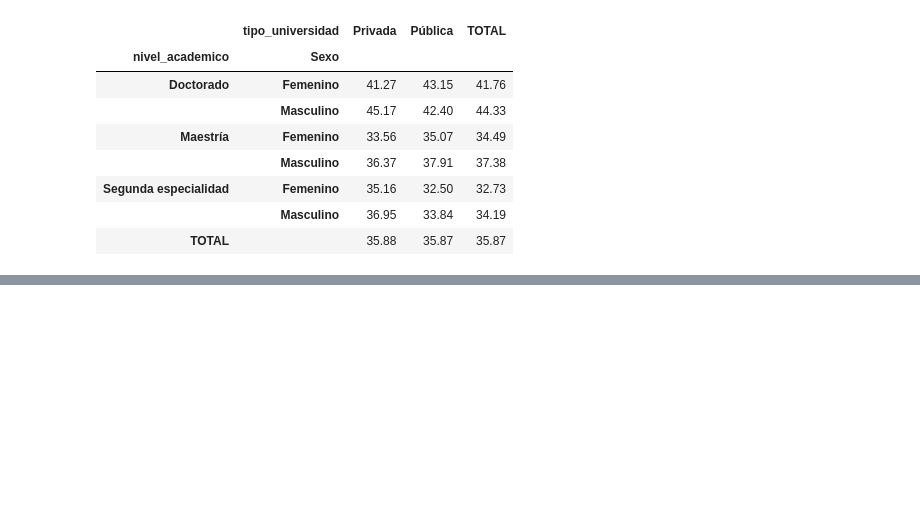
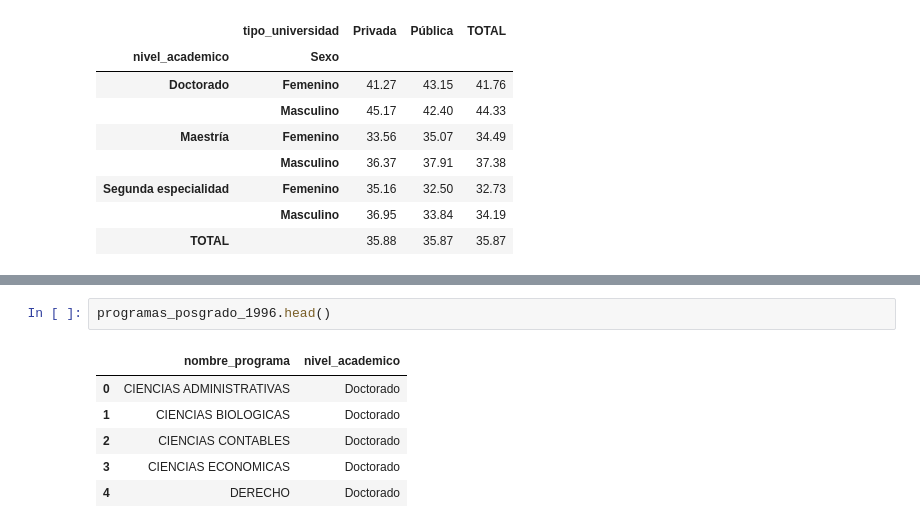
Before and after one commit to DanielPajita/educacion-universitaria-peru, a Jupyter notebook: 3_Códigos/02_preparar_censo1996.ipynb, the cells around one changed output, grey strips where cells are left out. Saved outputs shown, nothing was run; the diff lists cells and outputs as text; blank space fills up the shorter version.

```diff
--- a/3_Códigos/02_preparar_censo1996.ipynb
+++ b/3_Códigos/02_preparar_censo1996.ipynb
@@ -413,0 +437,9 @@ display(tabla_edad_nivel.style.format(
+# %%
+programas_posgrado_1996.head()
+# %% [output]
+|  | nombre_programa | nivel_academico |
+| 0 | CIENCIAS ADMINISTRATIVAS | Doctorado |
+| 1 | CIENCIAS BIOLOGICAS | Doctorado |
+| 2 | CIENCIAS CONTABLES | Doctorado |
+| 3 | CIENCIAS ECONOMICAS | Doctorado |
+| 4 | DERECHO | Doctorado |
```
Also changed, not shown: parts of 11 cells of this notebook, 2 other files.
